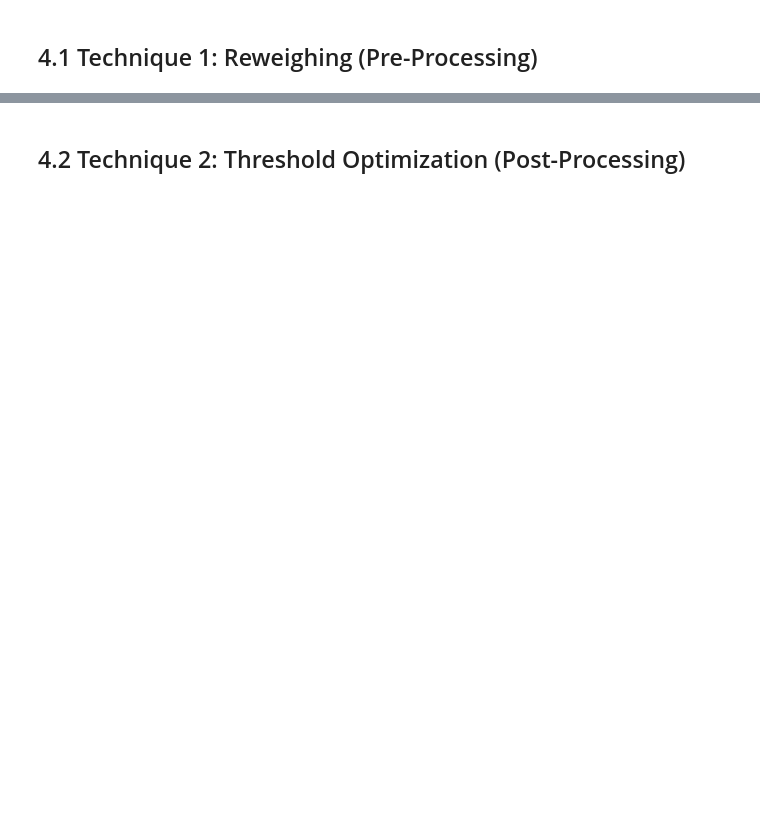
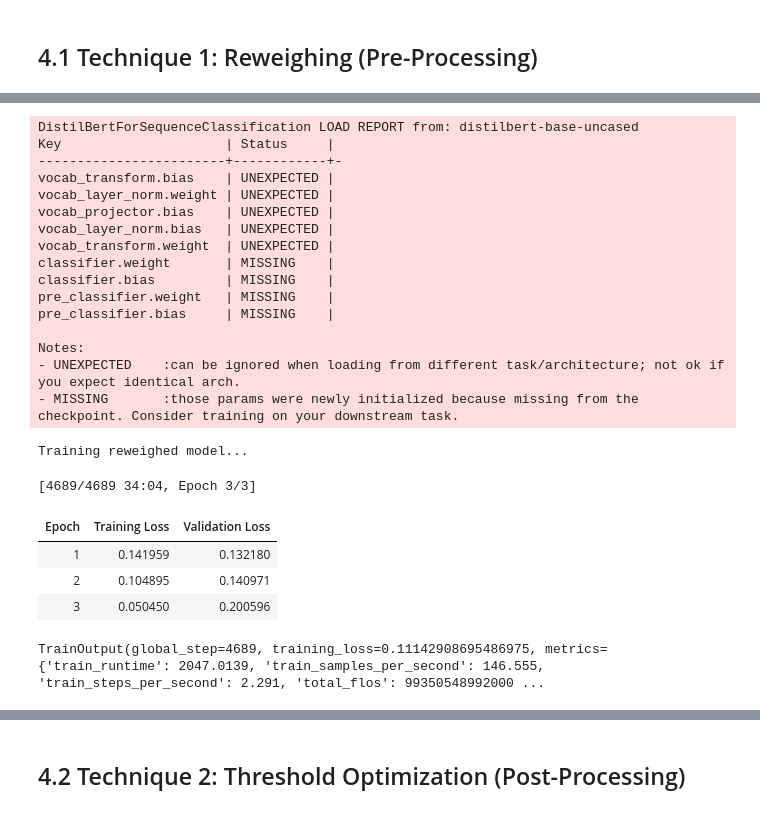
Before and after one commit to HamzaBurney/ToxiGuard, a Jupyter notebook: part4.ipynb, the cells around one changed output, grey strips where cells are left out. Saved outputs shown, nothing was run; the diff lists cells and outputs as text; code cells hidden in the pictures; blank space fills up the shorter version.

```diff
--- a/part4.ipynb
+++ b/part4.ipynb
@@ -44,8 +68,8 @@ print("All libraries loaded.")
 # %% [markdown]
 ## 4.0 Load Data and Baseline
 # %%
-df_train = pd.read_csv('train_subset.csv')
-df_eval  = pd.read_csv('eval_with_preds.csv')
+df_train = pd.read_csv('/kaggle/input/datasets/i222058hamzamahmood/dataset-subset/train_subset.csv')
+df_eval  = pd.read_csv('/kaggle/input/datasets/i222058hamzamahmood/eval-with-preds/eval_with_preds.csv')
 
 for col in ['black', 'white']:
     df_train[col] = df_train[col].fillna(0.0)
@@ -170,7 +205,6 @@ class WeightedToxicDataset(Dataset):
     def __getitem__(self, idx):
         item = {k: v[idx] for k, v in self.encodings.items()}
         item['labels'] = self.labels[idx]
-        item['weights'] = self.weights[idx]
         return item
 
 tokenizer_rw = AutoTokenizer.from_pretrained(MODEL_NAME)
@@ -178,7 +212,7 @@ print("Tokenizing reweighed training data...")
 train_ds_rw = WeightedToxicDataset(
     df_rw['comment_text'], df_rw['label'], sample_weights, tokenizer_rw
 )
-df_eval_clean = pd.read_csv('eval_subset.csv')
+df_eval_clean = pd.read_csv('/kaggle/input/datasets/i222058hamzamahmood/dataset-subset/eval_subset.csv')
 
 class SimpleToxicDataset(Dataset):
     def __init__(self, texts, labels, tokenizer, max_length=128):
@@ -195,4 +234,5 @@ print("Datasets ready for reweighing experiment.")
 # %%
+import inspect
 import torch.nn as nn
 
 class WeightedTrainer(Trainer):
@@ -215,39 +255,64 @@ class WeightedTrainer(Trainer):
             loss = (per_example_loss * weights).mean()
         else:
             loss = per_example_loss.mean()
 
         return (loss, outputs) if return_outputs else loss
 
 model_rw = AutoModelForSequenceClassification.from_pretrained(MODEL_NAME, num_labels=2)
 
+TRAIN_EVAL_ARG = (
+    'evaluation_strategy'
+    if 'evaluation_strategy' in inspect.signature(TrainingArguments.__init__).parameters
+    else 'eval_strategy'
+)
+
 args_rw_kwargs = dict(
     output_dir='./results_rw',
     num_train_epochs=3,
     per_device_train_batch_size=32,
     per_device_eval_batch_size=64,
     warmup_steps=500,
     weight_decay=0.01,
     logging_steps=200,
     fp16=torch.cuda.is_available(),
     seed=SEED,
  )
-strategy_key = (
-    'evaluation_strategy'
-    if 'evaluation_strategy' in TrainingArguments.__init__.__code__.co_varnames
-    else 'eval_strategy'
-)
-args_rw_kwargs[strategy_key] = 'epoch'
+args_rw_kwargs[TRAIN_EVAL_ARG] = 'epoch'
 args_rw = TrainingArguments(**args_rw_kwargs)
 
 trainer_rw = WeightedTrainer(
     sample_weights_tensor=torch.tensor(sample_weights, dtype=torch.float),
     model=model_rw, args=args_rw,
     train_dataset=train_ds_rw,
     eval_dataset=eval_ds_rw,
 )
 
 print("Training reweighed model...")
 trainer_rw.train()
+# %% [output]
+DistilBertForSequenceClassification LOAD REPORT from: distilbert-base-uncased
+Key                     | Status     |
+------------------------+------------+-
+vocab_transform.bias    | UNEXPECTED |
+vocab_layer_norm.weight | UNEXPECTED |
+vocab_projector.bias    | UNEXPECTED |
+vocab_layer_norm.bias   | UNEXPECTED |
+vocab_transform.weight  | UNEXPECTED |
+classifier.weight       | MISSING    |
+classifier.bias         | MISSING    |
+pre_classifier.weight   | MISSING    |
+pre_classifier.bias     | MISSING    |
+
+Notes:
+- UNEXPECTED    :can be ignored when loading from different task/architecture; not ok if you expect identical arch.
+- MISSING       :those params were newly initialized because missing from the checkpoint. Consider training on your downstream task.
+Training reweighed model...
+[4689/4689 34:04, Epoch 3/3]
+| Epoch | Training Loss | Validation Loss |
+| 1 | 0.141959 | 0.132180 |
+| 2 | 0.104895 | 0.140971 |
+| 3 | 0.050450 | 0.200596 |
+TrainOutput(global_step=4689, training_loss=0.11142908695486975, metrics={'train_runtime': 2047.0139, 'train_samples_per_second': 146.555, 'train_steps_per_second': 2.291, 'total_flos': 99350548992000 ...
 # %%
 # Get reweighed predictions
 pred_rw = trainer_rw.predict(eval_ds_rw)
```
Also changed, not shown: parts of 18 cells of this notebook, 3 other files.
